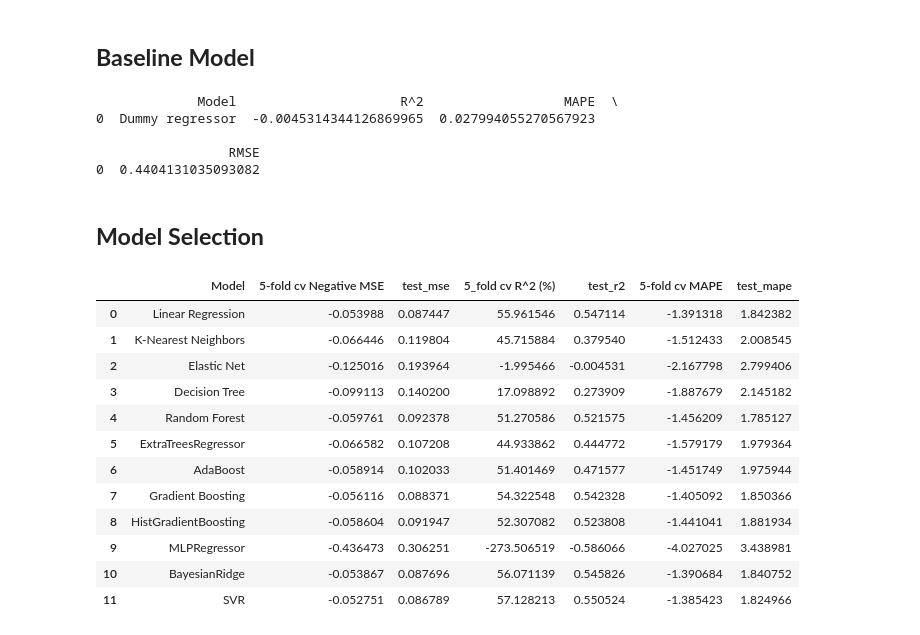
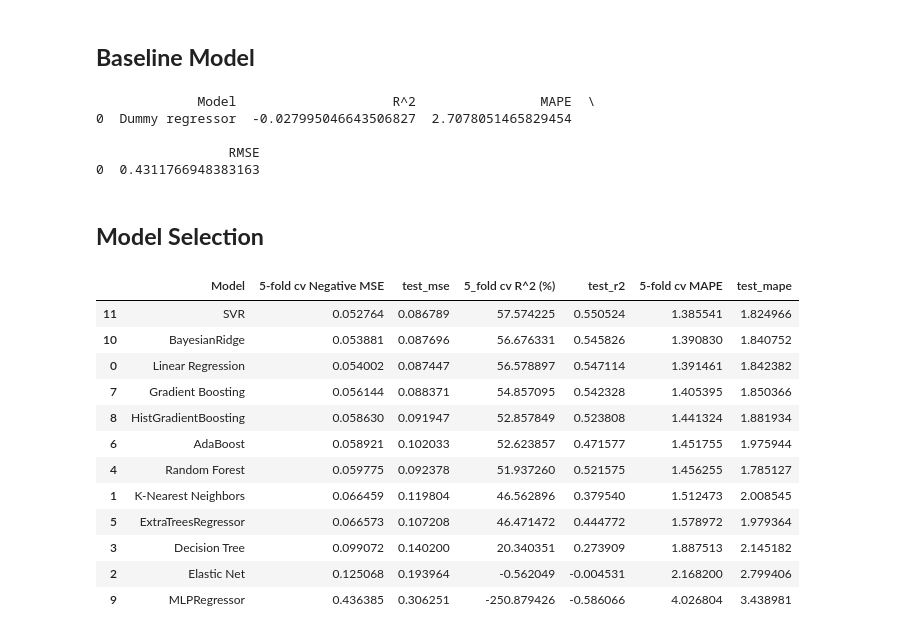
Before and after one commit to fwnriyx/poly, a Jupyter notebook: AI and Machine Learning/CA1/Regression/housing.ipynb, the cells around one changed output. Drawn from its saved outputs; the diff is of its cells as text; code cells hidden in the pictures.

```diff
--- a/AI and Machine Learning/CA1/Regression/housing.ipynb
+++ b/AI and Machine Learning/CA1/Regression/housing.ipynb
@@ -478,7 +510,7 @@ With these 3 scoring metrics, I am able to find the accuracy, quality of fit and
 # %% [markdown]
 ## **Baseline Model**
 # %%
-dummy_regr = DummyRegressor()
+dummy_regr = DummyRegressor(strategy = "median")
 dummy_regr.fit(X_train, y_train)
 
 y_pred = dummy_regr.predict(X_test)
@@ -491,11 +523,11 @@ metrics_df = pd.DataFrame(np.array([["Dummy regressor", r2, mape, rmse]]), colum
 
 print(metrics_df)
 # %% [output]
-             Model                     R^2                  MAPE  \
-0  Dummy regressor  -0.0045314344126869965  0.027994055270567923
+             Model                    R^2                MAPE  \
+0  Dummy regressor  -0.027995046643506827  2.7078051465829454
 
                  RMSE
-0  0.4404131035093082
+0  0.4311766948383163
 # %% [markdown]
 ## **Model Selection**
 # %%
@@ -523,9 +578,6 @@ from tqdm import tqdm
 
 def mean_absolute_percentage_error(y_true, y_pred):
     return np.mean(np.abs((y_true - y_pred) / y_true)) * 100
-
-# Define the custom MAPE scorer
-mape_scorer = make_scorer(mean_absolute_percentage_error, greater_is_better=False)
 
 models = {
     'Linear Regression': LinearRegression(),
@@ -550,46 +602,51 @@ test_r2 = []
 test_mape = []
 
 for name in tqdm(models):
     model = models[name]
     model.fit(X_train, y_train)
-    cv5_mse_scores.append(np.mean(cross_val_score(model, X_train, y_train, cv=5, scoring='neg_mean_squared_error')))
-    cv5_r2_scores.append(np.mean(cross_val_score(model, X_train, y_train, cv=5, scoring='r2')) * 100)
-    cv5_mape_scores.append(np.mean(cross_val_score(model, X_train, y_train, cv=5, scoring = mape_scorer)))
 
-    model.fit(X_train, y_train)  # Fit and then test baseline models on the test set
+    # Calculate cross-validated predictions
+    cv_preds = cross_val_predict(model, X_train, y_train, cv=5)
+
+    cv5_mse_scores.append(mean_squared_error(y_train, cv_preds))
+    cv5_r2_scores.append(r2_score(y_train, cv_preds) * 100)
+    cv5_mape_scores.append(mean_absolute_percentage_error(y_train, cv_preds))
+
+    model.fit(X_train, y_train)  # Fit the model on the entire training set
     y_pred = model.predict(X_test)
 
     test_mse.append(mean_squared_error(y_test, y_pred))
     test_r2.append(r2_score(y_test, y_pred))
     test_mape.append(mean_absolute_percentage_error(y_test, y_pred))
 
 model_list = []
 for index, (key, value) in enumerate(models.items()):
     model_list.append(key)
 
 results = {
     'Model': model_list,
     '5-fold cv Negative MSE': cv5_mse_scores,
     'test_mse': test_mse,
     '5_fold cv R^2 (%)': cv5_r2_scores,
     'test_r2': test_r2,
     '5-fold cv MAPE': cv5_mape_scores,
     'test_mape': test_mape
 }
 
 results_df = pd.DataFrame(results)
+results_df.sort_values(by='5_fold cv R^2 (%)', ascending=False, inplace=True)
 results_df
 # %% [output]
 |  | Model | 5-fold cv Negative MSE | test_mse | 5_fold cv R^2 (%) | test_r2 | 5-fold cv MAPE | test_mape |
-| 0 | Linear Regression | -0.053988 | 0.087447 | 55.961546 | 0.547114 | -1.391318 | 1.842382 |
-| 1 | K-Nearest Neighbors | -0.066446 | 0.119804 | 45.715884 | 0.379540 | -1.512433 | 2.008545 |
-| 2 | Elastic Net | -0.125016 | 0.193964 | -1.995466 | -0.004531 | -2.167798 | 2.799406 |
-| 3 | Decision Tree | -0.099113 | 0.140200 | 17.098892 | 0.273909 | -1.887679 | 2.145182 |
-| 4 | Random Forest | -0.059761 | 0.092378 | 51.270586 | 0.521575 | -1.456209 | 1.785127 |
-| 5 | ExtraTreesRegressor | -0.066582 | 0.107208 | 44.933862 | 0.444772 | -1.579179 | 1.979364 |
-| 6 | AdaBoost | -0.058914 | 0.102033 | 51.401469 | 0.471577 | -1.451749 | 1.975944 |
-| 7 | Gradient Boosting | -0.056116 | 0.088371 | 54.322548 | 0.542328 | -1.405092 | 1.850366 |
-| 8 | HistGradientBoosting | -0.058604 | 0.091947 | 52.307082 | 0.523808 | -1.441041 | 1.881934 |
-| 9 | MLPRegressor | -0.436473 | 0.306251 | -273.506519 | -0.586066 | -4.027025 | 3.438981 |
-| 10 | BayesianRidge | -0.053867 | 0.087696 | 56.071139 | 0.545826 | -1.390684 | 1.840752 |
-| 11 | SVR | -0.052751 | 0.086789 | 57.128213 | 0.550524 | -1.385423 | 1.824966 |
+| 11 | SVR | 0.052764 | 0.086789 | 57.574225 | 0.550524 | 1.385541 | 1.824966 |
+| 10 | BayesianRidge | 0.053881 | 0.087696 | 56.676331 | 0.545826 | 1.390830 | 1.840752 |
+| 0 | Linear Regression | 0.054002 | 0.087447 | 56.578897 | 0.547114 | 1.391461 | 1.842382 |
+| 7 | Gradient Boosting | 0.056144 | 0.088371 | 54.857095 | 0.542328 | 1.405395 | 1.850366 |
+| 8 | HistGradientBoosting | 0.058630 | 0.091947 | 52.857849 | 0.523808 | 1.441324 | 1.881934 |
+| 6 | AdaBoost | 0.058921 | 0.102033 | 52.623857 | 0.471577 | 1.451755 | 1.975944 |
+| 4 | Random Forest | 0.059775 | 0.092378 | 51.937260 | 0.521575 | 1.456255 | 1.785127 |
+| 1 | K-Nearest Neighbors | 0.066459 | 0.119804 | 46.562896 | 0.379540 | 1.512473 | 2.008545 |
+| 5 | ExtraTreesRegressor | 0.066573 | 0.107208 | 46.471472 | 0.444772 | 1.578972 | 1.979364 |
+| 3 | Decision Tree | 0.099072 | 0.140200 | 20.340351 | 0.273909 | 1.887513 | 2.145182 |
+| 2 | Elastic Net | 0.125068 | 0.193964 | -0.562049 | -0.004531 | 2.168200 | 2.799406 |
+| 9 | MLPRegressor | 0.436385 | 0.306251 | -250.879426 | -0.586066 | 4.026804 | 3.438981 |
```
Also changed, not shown: parts of 19 cells of this notebook.
